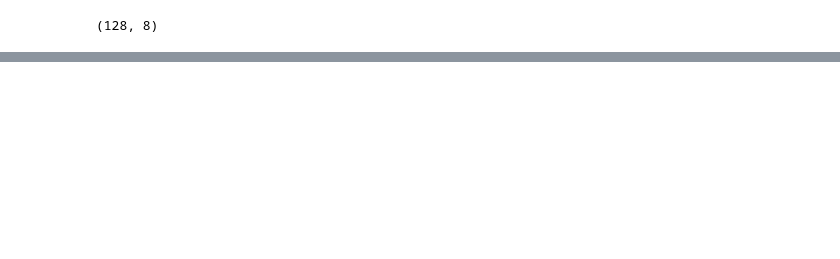
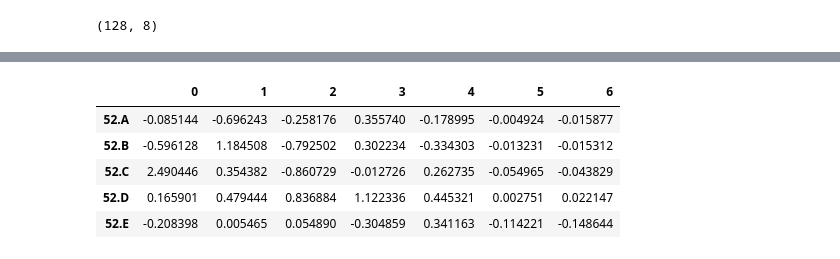
Before and after one commit to Hakan-Erol/bachelor-thesis, a Jupyter notebook: Thesis_code.ipynb, the cells around one changed output, grey strips where cells are left out. Drawn from its saved outputs; the diff is of its cells as text; code cells hidden in the pictures; blank space fills up the shorter version.

```diff
--- a/Thesis_code.ipynb
+++ b/Thesis_code.ipynb
@@ -179,0 +195,9 @@ mca.eigenvalues_summary
+# %%
+mca.column_coordinates(survey_answers_learning_strategies).head()
+# %% [output]
+|  | 0 | 1 | 2 | 3 | 4 | 5 | 6 |
+| 52.A | -0.085144 | -0.696243 | -0.258176 | 0.355740 | -0.178995 | -0.004924 | -0.015877 |
+| 52.B | -0.596128 | 1.184508 | -0.792502 | 0.302234 | -0.334303 | -0.013231 | -0.015312 |
+| 52.C | 2.490446 | 0.354382 | -0.860729 | -0.012726 | 0.262735 | -0.054965 | -0.043829 |
+| 52.D | 0.165901 | 0.479444 | 0.836884 | 1.122336 | 0.445321 | 0.002751 | 0.022147 |
+| 52.E | -0.208398 | 0.005465 | 0.054890 | -0.304859 | 0.341163 | -0.114221 | -0.148644 |
```
Also changed, not shown: parts of 8 cells of this notebook.
